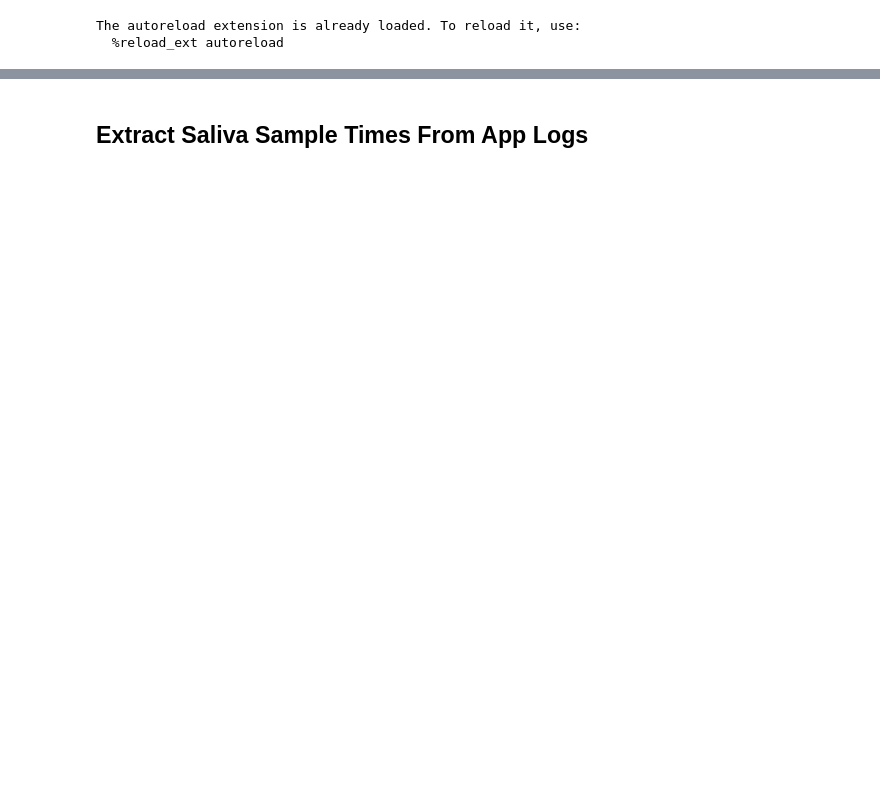
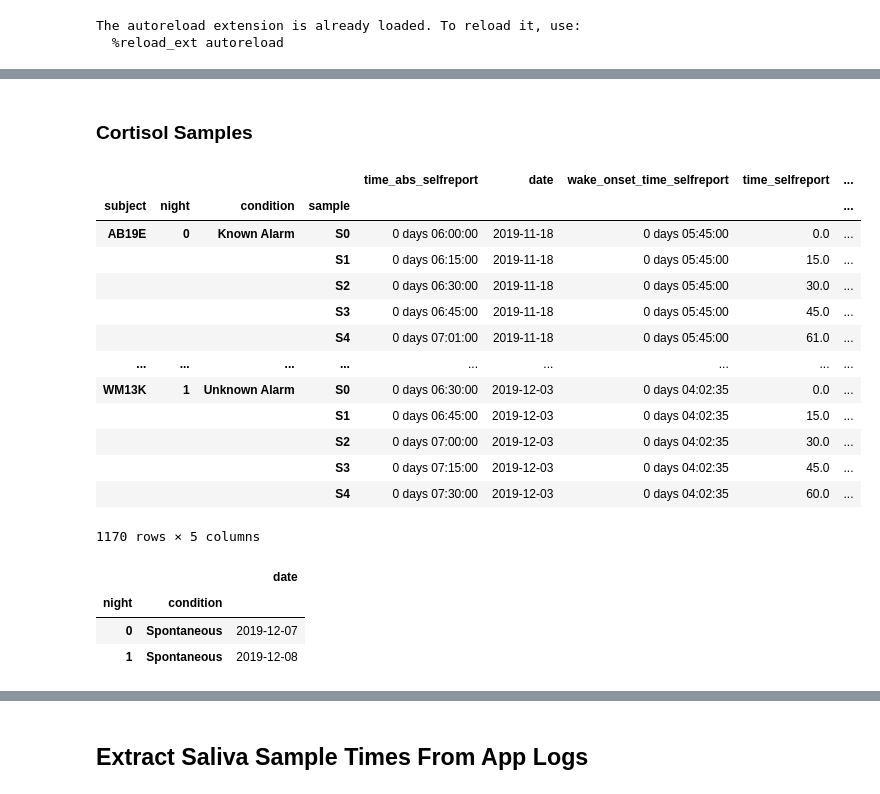
Before and after one commit to mad-lab-fau/carwatch-analysis, a Jupyter notebook: experiments/2022_car_sampling_pnec/Saliva_Processing_App.ipynb, the cells around one changed output, grey strips where cells are left out. Saved outputs shown, nothing was run; the diff lists cells and outputs as text; code cells hidden in the pictures; blank space fills up the shorter version.

```diff
--- a/experiments/2022_car_sampling_pnec/Saliva_Processing_App.ipynb
+++ b/experiments/2022_car_sampling_pnec/Saliva_Processing_App.ipynb
@@ -133,0 +97,35 @@ wake_onset_long.head()
+# %% [markdown]
+### Cortisol Samples
+# %%
+cortisol_samples = dataset.cortisol_samples
+
+cortisol_samples = cortisol_samples.rename(
+    columns={
+        "time_abs": "time_abs_selfreport",
+        "time": "time_selfreport",
+        "wake_onset_time": "wake_onset_time_selfreport"
+    }
+)
+cortisol_samples
+# %% [output]
+|  |  |  |  | time_abs_selfreport | date | wake_onset_time_selfreport | time_selfreport | ... |
+| subject | night | condition | sample |  |  |  |  | ... |
+| AB19E | 0 | Known Alarm | S0 | 0 days 06:00:00 | 2019-11-18 | 0 days 05:45:00 | 0.0 | ... |
+|  |  |  | S1 | 0 days 06:15:00 | 2019-11-18 | 0 days 05:45:00 | 15.0 | ... |
+|  |  |  | S2 | 0 days 06:30:00 | 2019-11-18 | 0 days 05:45:00 | 30.0 | ... |
+|  |  |  | S3 | 0 days 06:45:00 | 2019-11-18 | 0 days 05:45:00 | 45.0 | ... |
+|  |  |  | S4 | 0 days 07:01:00 | 2019-11-18 | 0 days 05:45:00 | 61.0 | ... |
+| ... | ... | ... | ... | ... | ... | ... | ... | ... |
+| WM13K | 1 | Unknown Alarm | S0 | 0 days 06:30:00 | 2019-12-03 | 0 days 04:02:35 | 0.0 | ... |
+|  |  |  | S1 | 0 days 06:45:00 | 2019-12-03 | 0 days 04:02:35 | 15.0 | ... |
+|  |  |  | S2 | 0 days 07:00:00 | 2019-12-03 | 0 days 04:02:35 | 30.0 | ... |
+|  |  |  | S3 | 0 days 07:15:00 | 2019-12-03 | 0 days 04:02:35 | 45.0 | ... |
+|  |  |  | S4 | 0 days 07:30:00 | 2019-12-03 | 0 days 04:02:35 | 60.0 | ... |
+1170 rows × 5 columns
+# %%
+dataset.date.xs("BC05R", level="subject")
+# %% [output]
+|  |  | date |
+| night | condition |  |
+| 0 | Spontaneous | 2019-12-07 |
+| 1 | Spontaneous | 2019-12-08 |
```
Also changed, not shown: parts of 44 cells of this notebook, 30 other files.
